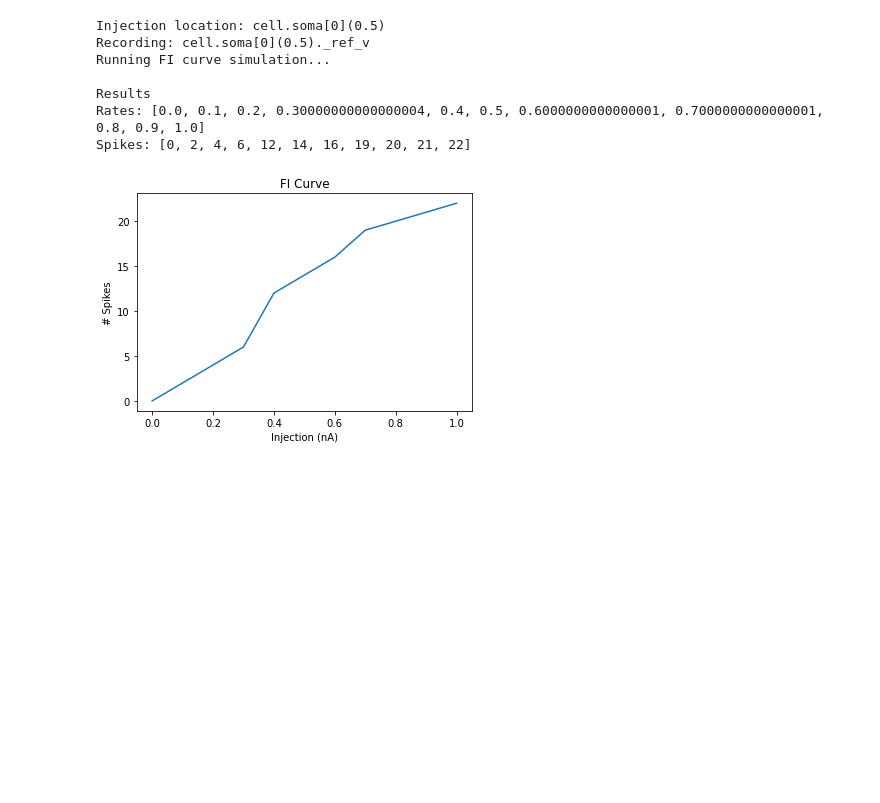
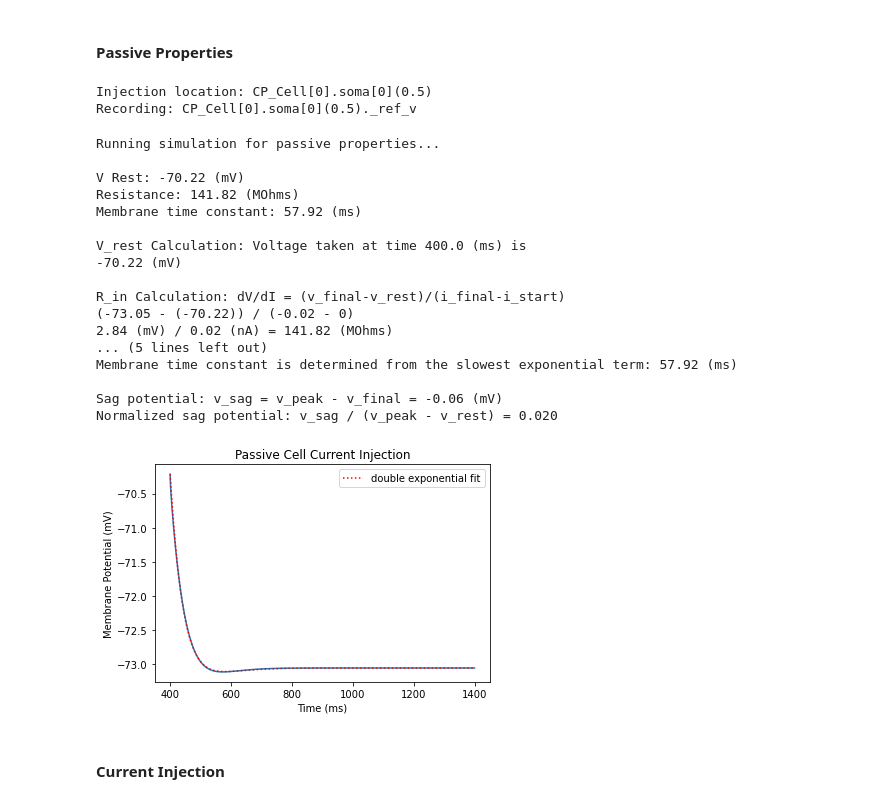
Before and after one commit to chenziao/M1ten_thousand, a Jupyter notebook: M1Focus/tuning/single_cell/single_cell_tuning.ipynb, the cells around one changed output. Cells and saved outputs as stored; diff of their text form; code cells hidden in the pictures; blank space fills up the shorter version.

Commit message:
Update Gaussian dropoff function and docstring. Update single cell tuning.

```diff
--- a/M1Focus/tuning/single_cell/single_cell_tuning.ipynb
+++ b/M1Focus/tuning/single_cell/single_cell_tuning.ipynb
@@ -67,11 +1,23 @@ current clamp simulation running...
-# %%
-amp_vec, spike_vec = fi_curve(**{'Cell': Cell, 'noise': True})
-# %% [output]
-Injection location: cell.soma[0](0.5)
-Recording: cell.soma[0](0.5)._ref_v
-Running FI curve simulation...
-
-Results
-Rates: [0.0, 0.1, 0.2, 0.30000000000000004, 0.4, 0.5, 0.6000000000000001, 0.7000000000000001, 0.8, 0.9, 1.0]
-Spikes: [0, 2, 4, 6, 12, 14, 16, 19, 20, 21, 22]
-[figure, removed]
+# %%
+import numpy as np
+import matplotlib.pyplot as plt
+from neuron import h
+from bmtool.singlecell import Profiler, Passive, CurrentClamp, FI
+
+template_dir = '../../components/templates'
+mechanism_dir = '../../components/mechanisms'
+
+profiler = Profiler(template_dir=template_dir, mechanism_dir=mechanism_dir)
+
+def run_and_plot(sim, title, xlabel, ylabel, plot=True):
+    X, Y = sim.execute()
+    X = np.array(X)
+    Y = np.array(Y)
+    if plot:
+        plt.figure()
+        plt.plot(X, Y)
+        plt.title(title)
+        plt.xlabel(xlabel)
+        plt.ylabel(ylabel)
+        plt.show()
+    return X, Y
@@ -77,0 +32,45 @@ Spikes: [0, 2, 4, 6, 12, 14, 16, 19, 20, 21, 22]
+# %% [markdown]
+#### Passive Properties
+# %%
+sim = Passive(Cell, inj_amp=-20., inj_delay=400., inj_dur=1000., tstop=1600., method='exp2')
+title = 'Passive Cell Current Injection'
+xlabel = 'Time (ms)'
+ylabel = 'Membrane Potential (mV)'
+# %% [output]
+Injection location: CP_Cell[0].soma[0](0.5)
+Recording: CP_Cell[0].soma[0](0.5)._ref_v
+# %%
+if sim.method == 'exp2':
+    X, Y = run_and_plot(sim, title, xlabel, ylabel, plot=False)
+    t_idx = slice(sim.index_v_rest, sim.index_v_final + 1)
+    plt.figure()
+    plt.plot(X[t_idx], Y[t_idx])
+    plt.plot(*sim.double_exponential_fit(), 'r:', label='double exponential fit')
+    plt.title(title)
+    plt.xlabel(xlabel)
+    plt.ylabel(ylabel)
+    plt.legend()
+    plt.show()
+else:
+    X, Y = run_and_plot(sim, title, xlabel, ylabel)
+# %% [output]
+Running simulation for passive properties...
+
+V Rest: -70.22 (mV)
+Resistance: 141.82 (MOhms)
+Membrane time constant: 57.92 (ms)
+
+V_rest Calculation: Voltage taken at time 400.0 (ms) is
+-70.22 (mV)
+
+R_in Calculation: dV/dI = (v_final-v_rest)/(i_final-i_start)
+(-73.05 - (-70.22)) / (-0.02 - 0)
+2.84 (mV) / 0.02 (nA) = 141.82 (MOhms)
+... (5 lines left out)
+Membrane time constant is determined from the slowest exponential term: 57.92 (ms)
+
+Sag potential: v_sag = v_peak - v_final = -0.06 (mV)
+Normalized sag potential: v_sag / (v_peak - v_rest) = 0.020
+[figure, added]
+# %% [markdown]
+#### Current Injection
```
Also changed, not shown: parts of 10 cells of this notebook, 11 other files.
